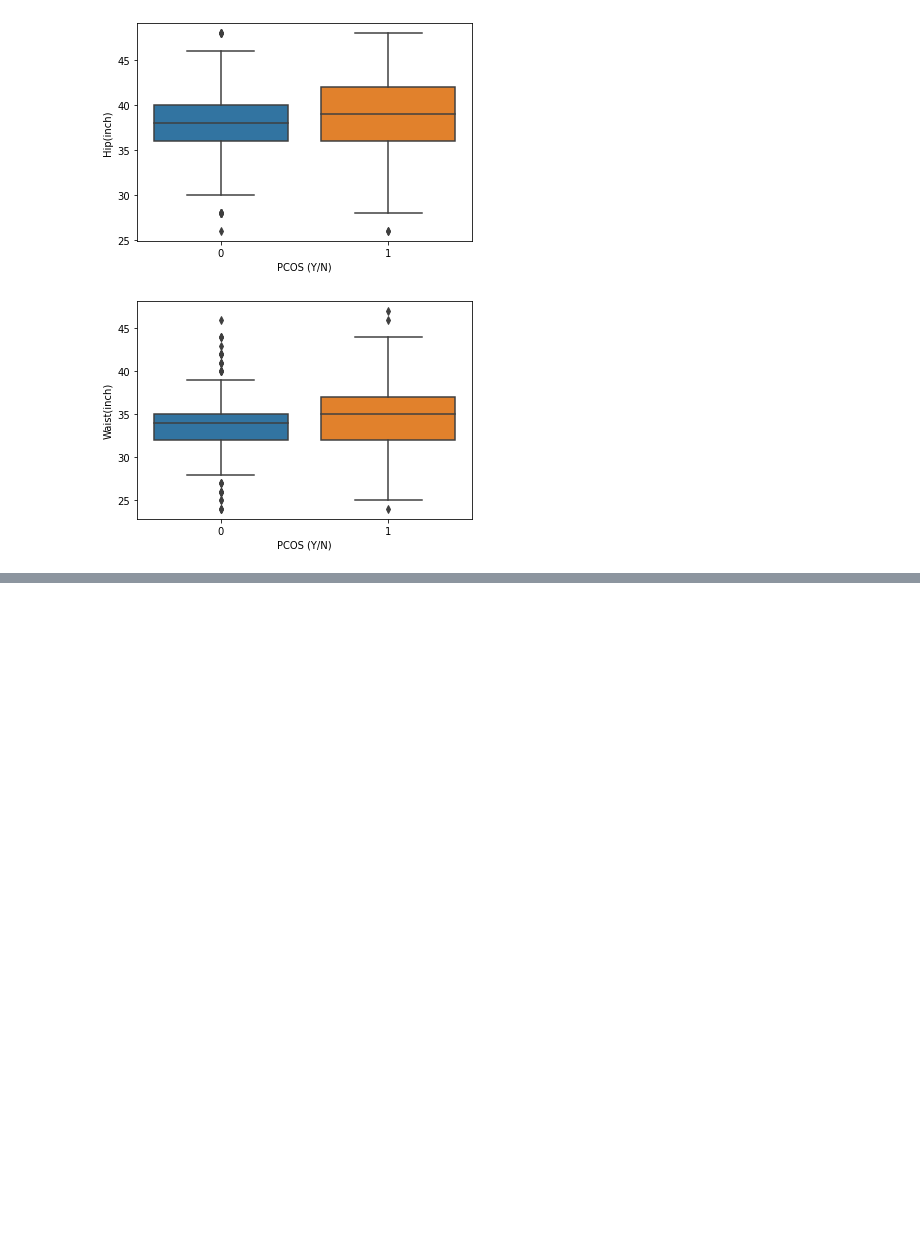
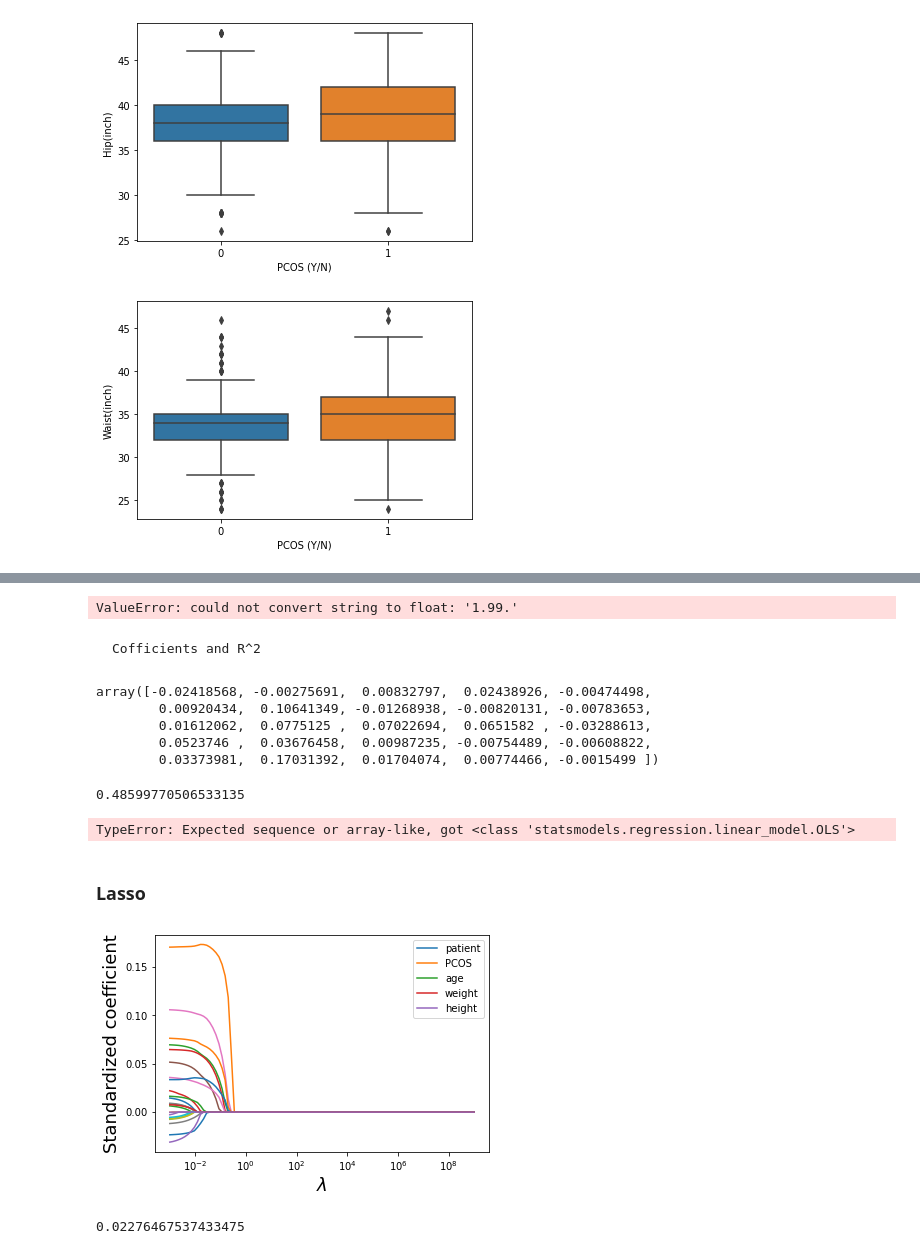
Before and after one commit to ericaez/STAT-303-2-Project, a Jupyter notebook: final_3.ipynb, the cells around one changed output, grey strips where cells are left out. Cells and saved outputs as stored; diff of their text form; code cells hidden in the pictures; blank space fills up the shorter version.

```diff
--- a/final_3.ipynb
+++ b/final_3.ipynb
@@ -193,0 +436,68 @@ sns.kdeplot(ob_vars['Waist(inch)'].values, y=ob_vars['PCOS (Y/N)'].values,color=
+# %%
+#Test dataset
+Xtest = test.loc[:,variables]
+
+#Standardizing test data
+Xtest_std = scaler.transform(Xtest)
+# %% [output]
+ValueError: could not convert string to float: '1.99.'
+# %% [markdown]
+    Cofficients and R^2
+# %%
+#Checking the coefficients of the ridge regression model
+ridge.coef_
+# %% [output]
+array([-0.02418568, -0.00275691,  0.00832797,  0.02438926, -0.00474498,
+        0.00920434,  0.10641349, -0.01268938, -0.00820131, -0.00783653,
+        0.01612062,  0.0775125 ,  0.07022694,  0.0651582 , -0.03288613,
+        0.0523746 ,  0.03676458,  0.00987235, -0.00754489, -0.00608822,
+        0.03373981,  0.17031392,  0.01704074,  0.00774466, -0.0015499 ])
+# %%
+#R-squared on train data for the ridge regression model
+r2_score(ridge.predict(Xstd),train.PCOS)
+# %% [output]
+0.48599770506533135
+# %%
+#R-squared on test data for the ridge regression model
+r2_score(pred,np.log(test.PCOS))
+# %% [output]
+TypeError: Expected sequence or array-like, got <class 'statsmodels.regression.linear_model.OLS'>
+# %% [markdown]
+### Lasso
+# %%
+#Creating a range of values of the tuning parameter to visualize the lasso coefficients
+#for different values of the tuning parameter
+alphas = 10**np.linspace(10,-2,100)*0.1
+# %%
+#Finding the lasso coefficients for increasing values of the tuning parameter
+lasso = Lasso(max_iter = 10000)
+coefs = []
+
+for a in alphas:
+    lasso.set_params(alpha=a)
+    lasso.fit(Xstd, train.PCOS)
+    coefs.append(lasso.coef_)
+# %%
+#Visualizing the shrinkage in lasso coefficients with increasing values of the tuning parameter lambda
+plt.xlabel('xlabel', fontsize=18)
+plt.ylabel('ylabel', fontsize=18)
+plt.plot(alphas, coefs)
+plt.xscale('log')
+plt.xlabel('$\lambda$')
+plt.ylabel('Standardized coefficient')
+plt.legend(train.columns[1:6]);
+# %% [output]
+[figure, added]
+# %%
+#Let us use cross validation to find the optimal value of the tuning parameter - lambda
+#For the optimal lambda, the cross validation error will be the least
+
+#Note that we are reducing the range of alpha so as to better visualize the minimum
+alphas = 10**np.linspace(-1,-5,200)*0.5
+lassocv = LassoCV(alphas = alphas, cv = 10, max_iter = 100000)
+lassocv.fit(Xstd, train.PCOS)
+
+#Optimal value of the tuning parameter - lamda
+lassocv.alpha_
+# %% [output]
+0.02276467537433475
```
Also changed, not shown: parts of 45 cells of this notebook.
